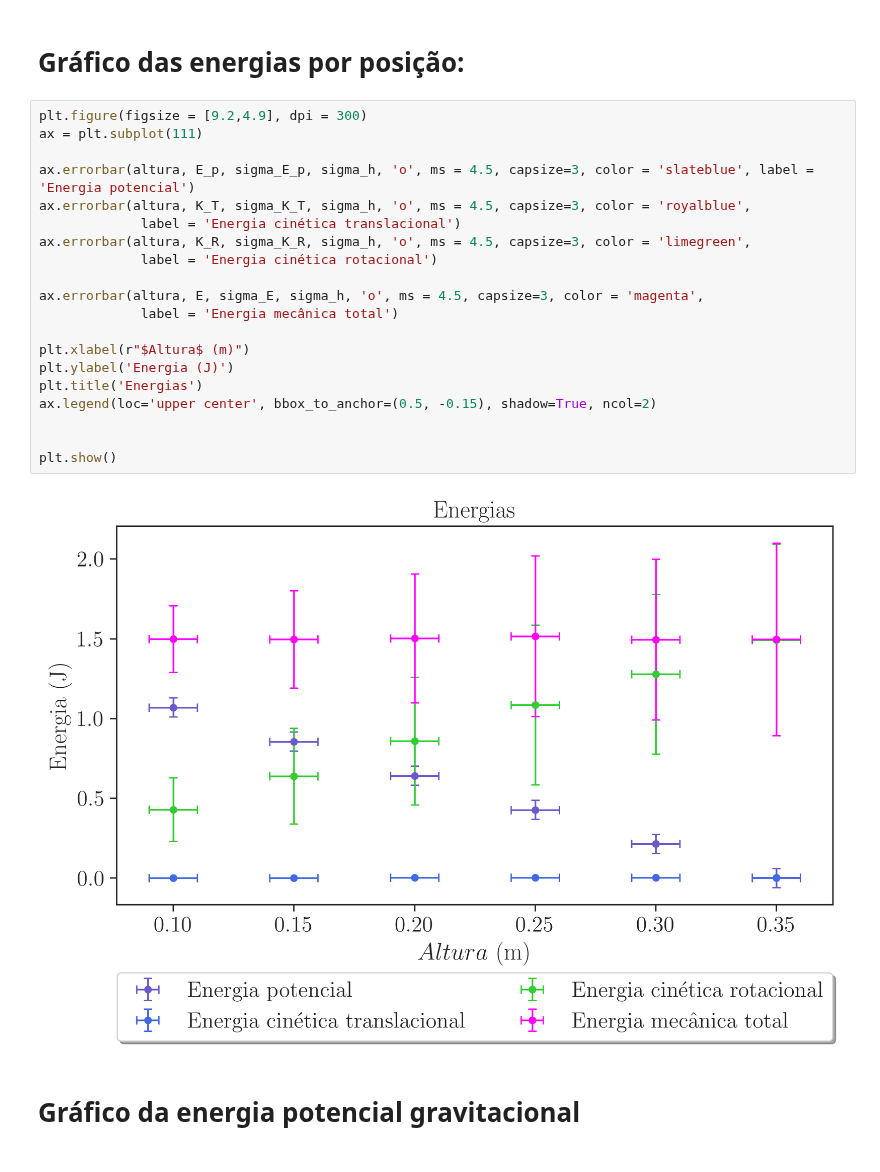
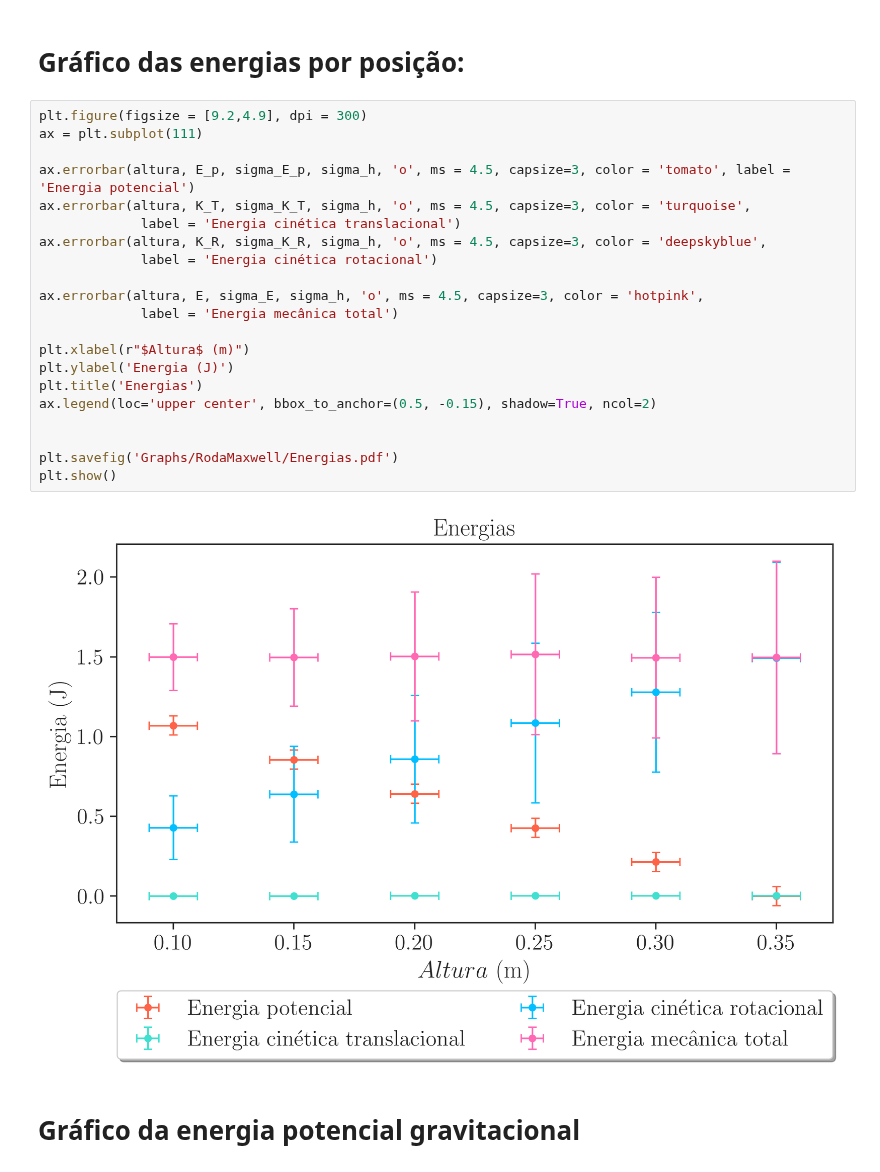
Before and after one commit to viniciusrocca/College_Codes, a Jupyter notebook: Lab1/Lab_RodaMaxwell.ipynb, the cells around one changed output. Drawn from its saved outputs; the diff is of its cells as text.

```diff
--- a/Lab1/Lab_RodaMaxwell.ipynb
+++ b/Lab1/Lab_RodaMaxwell.ipynb
@@ -404,25 +406,26 @@ sigma_E = np.sqrt(sigma_E_p**2 + sigma_K_T**2 + sigma_K_R**2)
 # %%
 plt.figure(figsize = [9.2,4.9], dpi = 300)
 ax = plt.subplot(111)
 
-ax.errorbar(altura, E_p, sigma_E_p, sigma_h, 'o', ms = 4.5, capsize=3, color = 'slateblue', label = 'Energia potencial')
-ax.errorbar(altura, K_T, sigma_K_T, sigma_h, 'o', ms = 4.5, capsize=3, color = 'royalblue',
+ax.errorbar(altura, E_p, sigma_E_p, sigma_h, 'o', ms = 4.5, capsize=3, color = 'tomato', label = 'Energia potencial')
+ax.errorbar(altura, K_T, sigma_K_T, sigma_h, 'o', ms = 4.5, capsize=3, color = 'turquoise',
              label = 'Energia cinética translacional')
-ax.errorbar(altura, K_R, sigma_K_R, sigma_h, 'o', ms = 4.5, capsize=3, color = 'limegreen',
+ax.errorbar(altura, K_R, sigma_K_R, sigma_h, 'o', ms = 4.5, capsize=3, color = 'deepskyblue',
              label = 'Energia cinética rotacional')
 
-ax.errorbar(altura, E, sigma_E, sigma_h, 'o', ms = 4.5, capsize=3, color = 'magenta',
+ax.errorbar(altura, E, sigma_E, sigma_h, 'o', ms = 4.5, capsize=3, color = 'hotpink',
              label = 'Energia mecânica total')
 
 plt.xlabel(r"$Altura$ (m)")
 plt.ylabel('Energia (J)')
 plt.title('Energias')
 ax.legend(loc='upper center', bbox_to_anchor=(0.5, -0.15), shadow=True, ncol=2)
 
 
+plt.savefig('Graphs/RodaMaxwell/Energias.pdf')
 plt.show()
 # %% [output]
-[figure, old version]
+[figure, new version]
 # %% [markdown]
 # Gráfico da energia potencial gravitacional
 # %%
```
Also changed, not shown: parts of 7 cells of this notebook.
